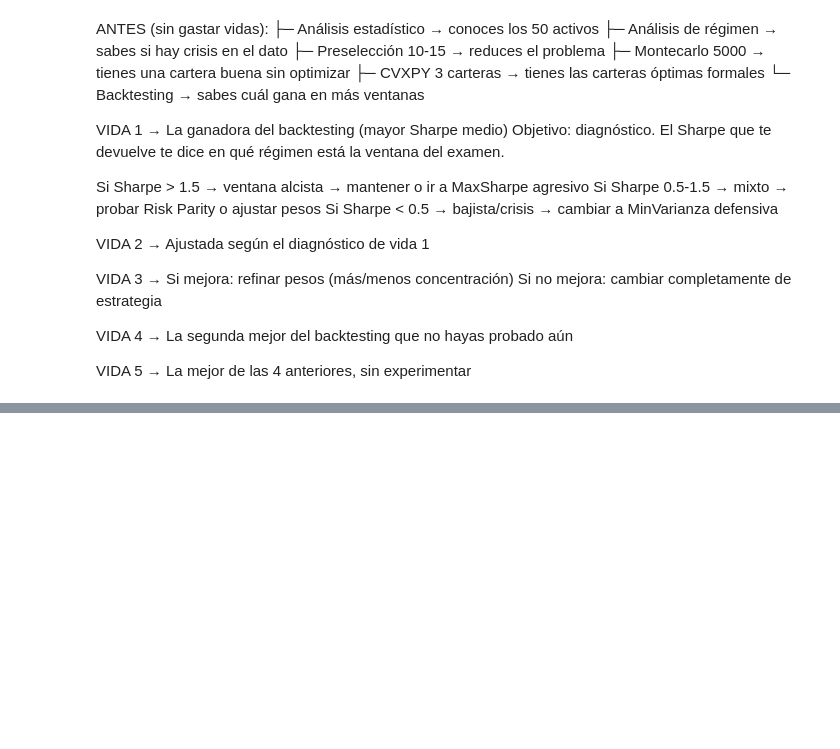
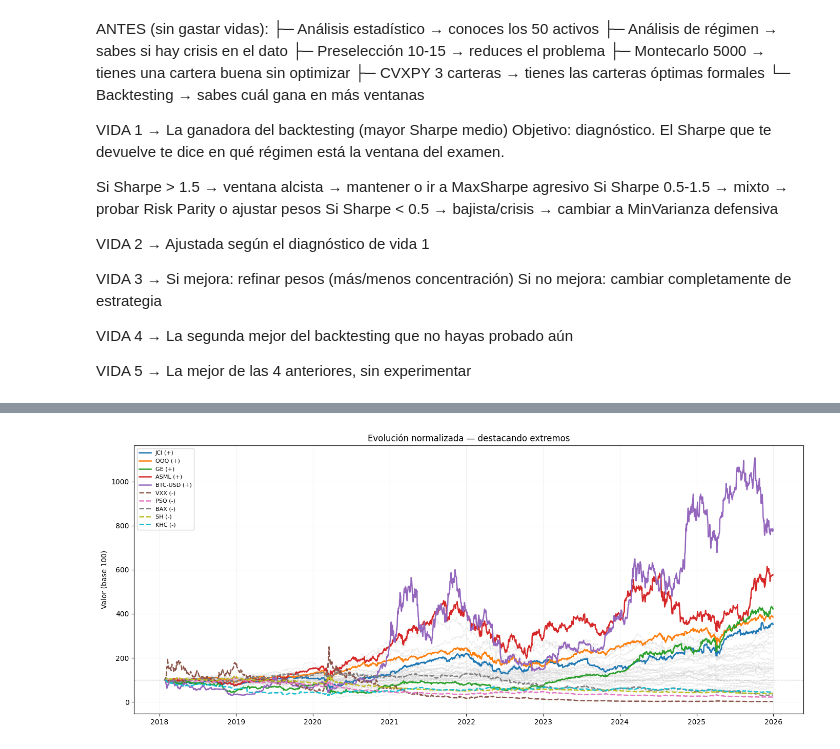
Before and after one commit to alfonso-santos/microcredencial-carteras-python, a Jupyter notebook: Examen_Prueba.ipynb, the cells around one changed output, grey strips where cells are left out. Saved outputs shown, nothing was run; the diff lists cells and outputs as text; code cells hidden in the pictures; blank space fills up the shorter version.

```diff
--- a/Examen_Prueba.ipynb
+++ b/Examen_Prueba.ipynb
@@ -514,0 +595,31 @@ VIDA 5 → La mejor de las 4 anteriores, sin experimentar
+# %%
+# Valor final de cada activo para identificar extremos
+valor_final = data_norm.iloc[-1].sort_values()
+top_5    = valor_final.tail(5).index   # los 5 mejores
+bottom_5 = valor_final.head(5).index  # los 5 peores
+
+plt.figure(figsize=(14, 6))
+
+# Fondo: todos los activos en gris tenue
+for ticker in data_norm.columns:
+    plt.plot(data_norm.index, data_norm[ticker],
+             color='lightgray', linewidth=0.7, alpha=0.5)
+
+# Encima: los mejores en verde, los peores en rojo
+for ticker in top_5:
+    plt.plot(data_norm.index, data_norm[ticker],
+             linewidth=1.8, label=f'{ticker} (+)')
+
+for ticker in bottom_5:
+    plt.plot(data_norm.index, data_norm[ticker],
+             linewidth=1.8, linestyle='--', label=f'{ticker} (-)')
+
+plt.axhline(100, color='black', linestyle='--', linewidth=0.8, alpha=0.4)
+plt.title('Evolución normalizada — destacando extremos')
+plt.ylabel('Valor (base 100)')
+plt.legend(fontsize=8, loc='upper left')
+plt.grid(alpha=0.2)
+plt.tight_layout()
+plt.show()
+# %% [output]
+[figure, added]
```
Also changed, not shown: parts of 14 cells of this notebook.
